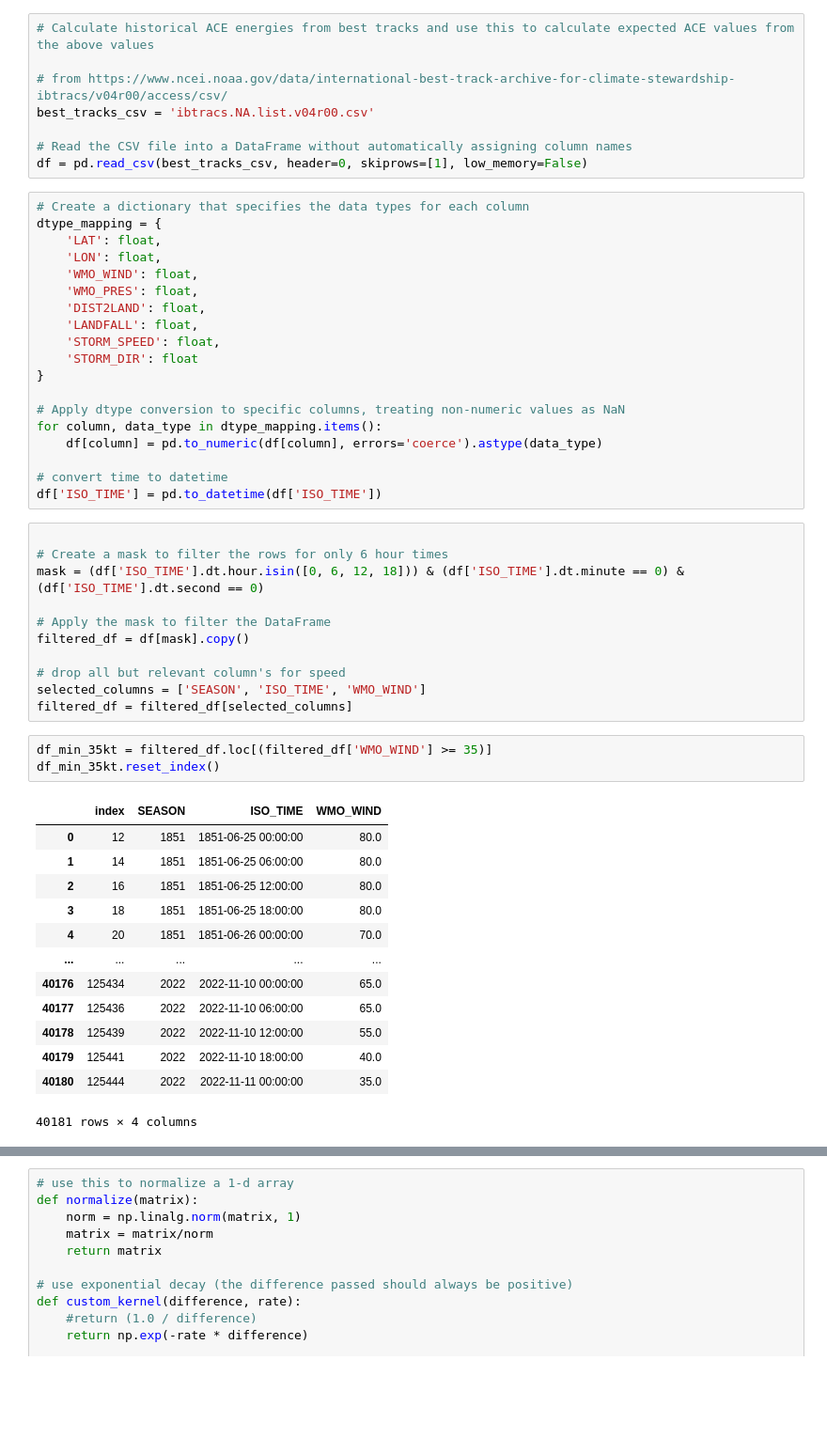
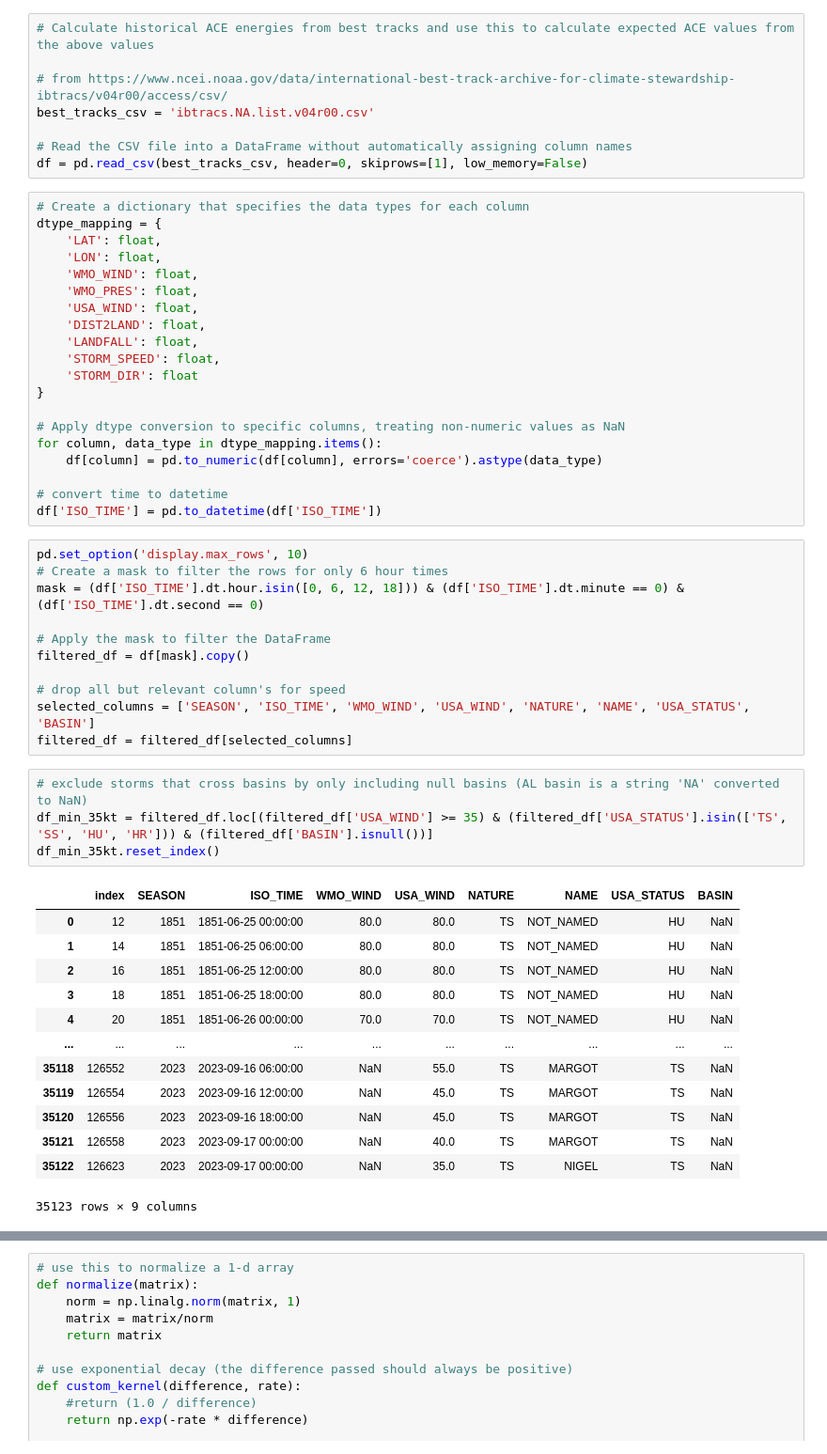
Before and after one commit to JRPdata/wastebook, a Jupyter notebook: ACE_AL_forecast.ipynb, the cells around one changed output, grey strips where cells are left out. Shown at 94% size. Cells and saved outputs as stored; diff of their text form; blank space fills up the shorter version.

```diff
--- a/ACE_AL_forecast.ipynb
+++ b/ACE_AL_forecast.ipynb
@@ -304,6 +304,7 @@ dtype_mapping = {
     'LON': float,
     'WMO_WIND': float,
     'WMO_PRES': float,
+    'USA_WIND': float,
     'DIST2LAND': float,
     'LANDFALL': float,
     'STORM_SPEED': float,
@@ -317,7 +318,7 @@ for column, data_type in dtype_mapping.items():
 # convert time to datetime
 df['ISO_TIME'] = pd.to_datetime(df['ISO_TIME'])
 # %%
-
+pd.set_option('display.max_rows', 10)
 # Create a mask to filter the rows for only 6 hour times
 mask = (df['ISO_TIME'].dt.hour.isin([0, 6, 12, 18])) & (df['ISO_TIME'].dt.minute == 0) & (df['ISO_TIME'].dt.second == 0)
 
@@ -325,22 +326,23 @@ mask = (df['ISO_TIME'].dt.hour.isin([0, 6, 12, 18])) & (df['ISO_TIME'].dt.minute
 filtered_df = df[mask].copy()
 
 # drop all but relevant column's for speed
-selected_columns = ['SEASON', 'ISO_TIME', 'WMO_WIND']
+selected_columns = ['SEASON', 'ISO_TIME', 'WMO_WIND', 'USA_WIND', 'NATURE', 'NAME', 'USA_STATUS', 'BASIN']
 filtered_df = filtered_df[selected_columns]
 # %%
-df_min_35kt = filtered_df.loc[(filtered_df['WMO_WIND'] >= 35)]
+# exclude storms that cross basins by only including null basins (AL basin is a string 'NA' converted to NaN)
+df_min_35kt = filtered_df.loc[(filtered_df['USA_WIND'] >= 35) & (filtered_df['USA_STATUS'].isin(['TS', 'SS', 'HU', 'HR'])) & (filtered_df['BASIN'].isnull())]
 df_min_35kt.reset_index()
 # %% [output]
-|  | index | SEASON | ISO_TIME | WMO_WIND |
-| 0 | 12 | 1851 | 1851-06-25 00:00:00 | 80.0 |
-| 1 | 14 | 1851 | 1851-06-25 06:00:00 | 80.0 |
-| 2 | 16 | 1851 | 1851-06-25 12:00:00 | 80.0 |
-| 3 | 18 | 1851 | 1851-06-25 18:00:00 | 80.0 |
-| 4 | 20 | 1851 | 1851-06-26 00:00:00 | 70.0 |
-| ... | ... | ... | ... | ... |
-| 40176 | 125434 | 2022 | 2022-11-10 00:00:00 | 65.0 |
-| 40177 | 125436 | 2022 | 2022-11-10 06:00:00 | 65.0 |
-| 40178 | 125439 | 2022 | 2022-11-10 12:00:00 | 55.0 |
-| 40179 | 125441 | 2022 | 2022-11-10 18:00:00 | 40.0 |
-| 40180 | 125444 | 2022 | 2022-11-11 00:00:00 | 35.0 |
+|  | index | SEASON | ISO_TIME | WMO_WIND | USA_WIND | NATURE | NAME | USA_STATUS | BASIN |
+| 0 | 12 | 1851 | 1851-06-25 00:00:00 | 80.0 | 80.0 | TS | NOT_NAMED | HU | NaN |
+| 1 | 14 | 1851 | 1851-06-25 06:00:00 | 80.0 | 80.0 | TS | NOT_NAMED | HU | NaN |
+| 2 | 16 | 1851 | 1851-06-25 12:00:00 | 80.0 | 80.0 | TS | NOT_NAMED | HU | NaN |
+| 3 | 18 | 1851 | 1851-06-25 18:00:00 | 80.0 | 80.0 | TS | NOT_NAMED | HU | NaN |
+| 4 | 20 | 1851 | 1851-06-26 00:00:00 | 70.0 | 70.0 | TS | NOT_NAMED | HU | NaN |
+| ... | ... | ... | ... | ... | ... | ... | ... | ... | ... |
+| 35118 | 126552 | 2023 | 2023-09-16 06:00:00 | NaN | 55.0 | TS | MARGOT | TS | NaN |
+| 35119 | 126554 | 2023 | 2023-09-16 12:00:00 | NaN | 45.0 | TS | MARGOT | TS | NaN |
+| 35120 | 126556 | 2023 | 2023-09-16 18:00:00 | NaN | 45.0 | TS | MARGOT | TS | NaN |
+| 35121 | 126558 | 2023 | 2023-09-17 00:00:00 | NaN | 40.0 | TS | MARGOT | TS | NaN |
+| 35122 | 126623 | 2023 | 2023-09-17 00:00:00 | NaN | 35.0 | TS | NIGEL | TS | NaN |
-40181 rows × 4 columns
+35123 rows × 9 columns
```
Also changed, not shown: parts of 12 cells of this notebook, 2 other files.
